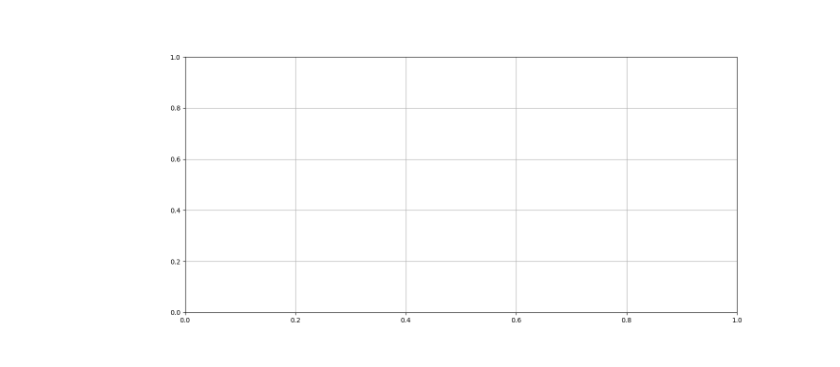
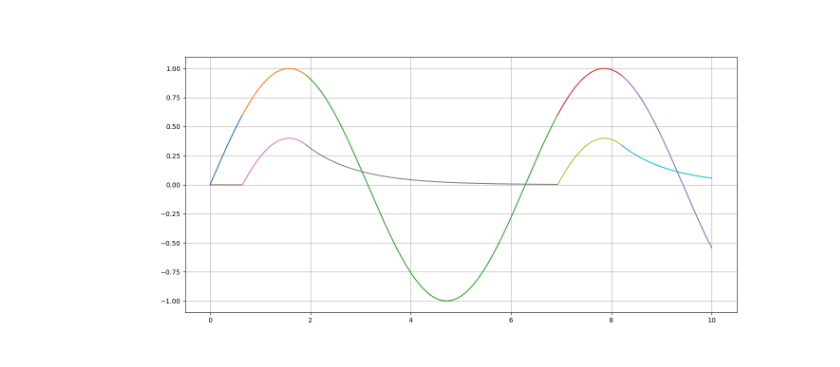
Before and after one commit to Baby1991/Symbolic-Spice, a Jupyter notebook: transient.ipynb, the cells around one changed output. Cells and saved outputs as stored; diff of their text form; code cells hidden in the pictures.

```diff
--- a/transient.ipynb
+++ b/transient.ipynb
@@ -27,5 +27,5 @@ acTest.element(
 Solver.setMain("acTest")
 compiled = Solver.compile()
 # %%
-model = solveTransient(compiled, 10, 1e-2, debugLog = True)
+model = solveLaplace(compiled, 10, 0.1, debugLog = True)
 # %% [output]
@@ -56,18 +79,15 @@ printModel(model, var=t, important={Vin, Vc})
 # %%
 measurments =   [
                     (Vin, "Vin(t)"),
-                    #(1e3 * Id, "Id(t)"),
-                    #(Vd, "Vd(t)"),
                     (Vc, "Vc(t)"),
-                    #(lambda sol : Uc.subs(sol), "Uc"),
                 ]
 
 fig, ax = plt.subplots(figsize=[15, 7])
 
-plotTranMeasurments(model, 0, 10, 0.1, measurments)
+plotTranMeasurments(model, 0, 10, 0.01, measurments)
 #plotMeasurments(model, -10, 10, 0.1, measurments)
 #plt.legend(loc="best");
 plt.grid(True);
 plt.show()
 # %% [output]
-[figure, old version]
+[figure, new version]
```
Also changed, not shown: parts of 5 cells of this notebook, 7 other files.
